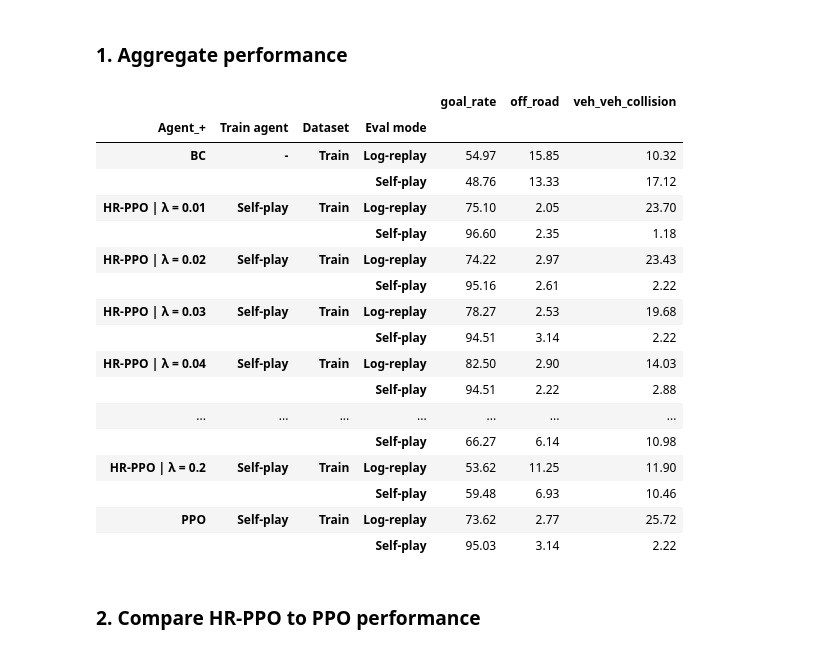
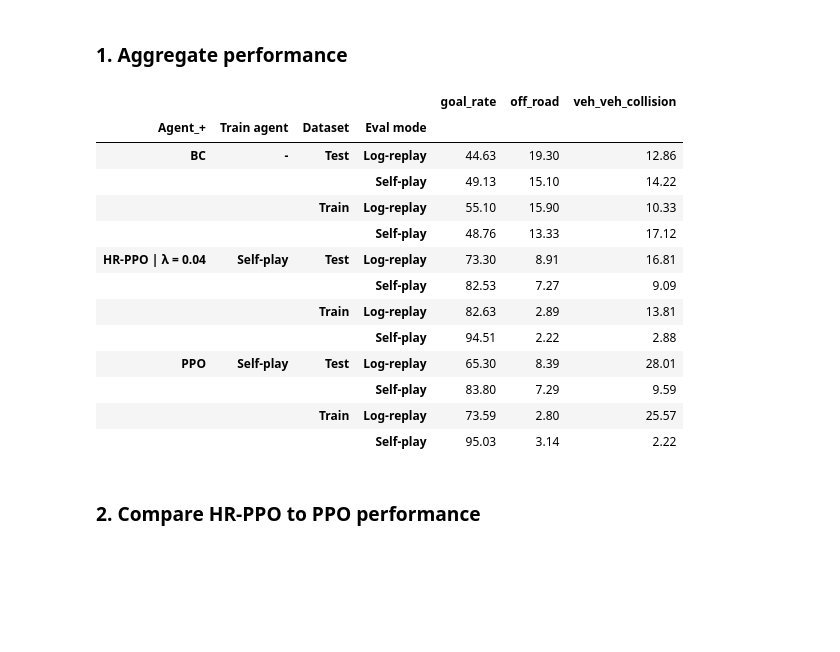
Before and after one commit to dgk453/nocturne_lab, a Jupyter notebook: evaluation/isolate_error.ipynb, the cells around one changed output. Saved outputs shown, nothing was run; the diff lists cells and outputs as text; code cells hidden in the pictures; blank space fills up the shorter version.

```diff
--- a/evaluation/isolate_error.ipynb
+++ b/evaluation/isolate_error.ipynb
@@ -56,7 +56,10 @@ def mean_perc(ser: pd.Series) -> float:
 #PATH_TO_DATA = '../evaluation/results/df_agg_performance_100_02_13_13_27.csv'
 
 # New results on 100 scenes, 4000 samples
-PATH_TO_DATA = '../evaluation/results/df_agg_performance_100_02_22_12_21.csv'
+#PATH_TO_DATA = '../evaluation/results/df_agg_performance_100_02_22_12_21.csv'
+
+# New results on train and test dataset
+PATH_TO_DATA = '../evaluation/results/df_agg_performance_02_23_07_17.csv'
 # %%
 # Load data
 df_all = pd.read_csv(PATH_TO_DATA)
@@ -81,40 +84,38 @@ df_all.head()
 # %% [markdown]
 ### 1. **Aggregate performance**
 # %%
-df_agg_perf = df_all.pivot_table(
+df_all_best = df_all[df_all['Agent_+'].isin(['PPO', 'BC', 'HR-PPO | λ = 0.04'])]
+
+df_agg_perf = df_all_best.pivot_table(
     index=['Agent_+', 'Train agent', 'Dataset', 'Eval mode'],
     values=['goal_rate', 'veh_veh_collision', 'off_road'],
     aggfunc=mean_perc
 )
 
 heatmap_styles = {'goal_rate': sns.color_palette("Greens", as_cmap=True),
                   'off_road': sns.color_palette("Reds", as_cmap=True),
                   'veh_veh_collision': sns.color_palette("Reds", as_cmap=True)}
 
 styled_df = df_agg_perf.style.format("{:.2f}")\
     .background_gradient(cmap=heatmap_styles['goal_rate'], subset=['goal_rate'])\
     .background_gradient(cmap=heatmap_styles['off_road'], subset=['off_road'])\
     .background_gradient(cmap=heatmap_styles['veh_veh_collision'], subset=['veh_veh_collision'])
 
 styled_df
 # %% [output]
 |  |  |  |  | goal_rate | off_road | veh_veh_collision |
 | Agent_+ | Train agent | Dataset | Eval mode |  |  |  |
-| BC | - | Train | Log-replay | 54.97 | 15.85 | 10.32 |
+| BC | - | Test | Log-replay | 44.63 | 19.30 | 12.86 |
+|  |  |  | Self-play | 49.13 | 15.10 | 14.22 |
+|  |  | Train | Log-replay | 55.10 | 15.90 | 10.33 |
 |  |  |  | Self-play | 48.76 | 13.33 | 17.12 |
-| HR-PPO | λ = 0.01 | Self-play | Train | Log-replay | 75.10 | 2.05 | 23.70 |
-|  |  |  | Self-play | 96.60 | 2.35 | 1.18 |
-| HR-PPO | λ = 0.02 | Self-play | Train | Log-replay | 74.22 | 2.97 | 23.43 |
-|  |  |  | Self-play | 95.16 | 2.61 | 2.22 |
-| HR-PPO | λ = 0.03 | Self-play | Train | Log-replay | 78.27 | 2.53 | 19.68 |
-|  |  |  | Self-play | 94.51 | 3.14 | 2.22 |
-| HR-PPO | λ = 0.04 | Self-play | Train | Log-replay | 82.50 | 2.90 | 14.03 |
+| HR-PPO | λ = 0.04 | Self-play | Test | Log-replay | 73.30 | 8.91 | 16.81 |
+|  |  |  | Self-play | 82.53 | 7.27 | 9.09 |
+|  |  | Train | Log-replay | 82.63 | 2.89 | 13.81 |
 |  |  |  | Self-play | 94.51 | 2.22 | 2.88 |
-| ... | ... | ... | ... | ... | ... | ... |
-|  |  |  | Self-play | 66.27 | 6.14 | 10.98 |
-| HR-PPO | λ = 0.2 | Self-play | Train | Log-replay | 53.62 | 11.25 | 11.90 |
-|  |  |  | Self-play | 59.48 | 6.93 | 10.46 |
-| PPO | Self-play | Train | Log-replay | 73.62 | 2.77 | 25.72 |
+| PPO | Self-play | Test | Log-replay | 65.30 | 8.39 | 28.01 |
+|  |  |  | Self-play | 83.80 | 7.29 | 9.59 |
+|  |  | Train | Log-replay | 73.59 | 2.80 | 25.57 |
 |  |  |  | Self-play | 95.03 | 3.14 | 2.22 |
 # %% [markdown]
 ### 2. Compare HR-PPO to PPO performance
```
Also changed, not shown: parts of 18 cells of this notebook, 3 other files.
